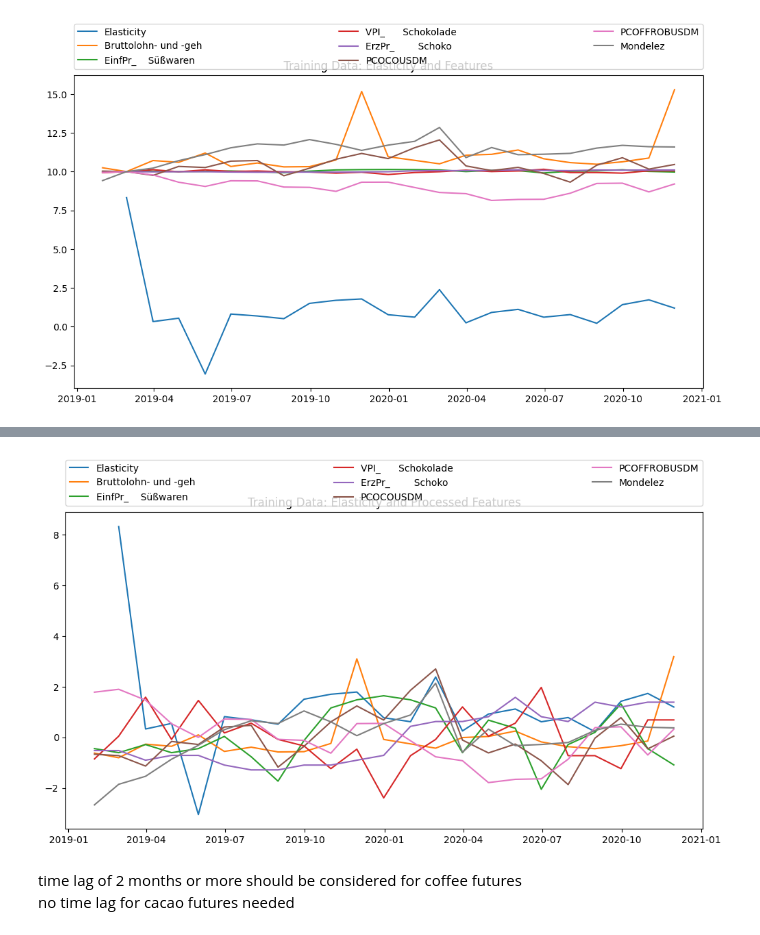
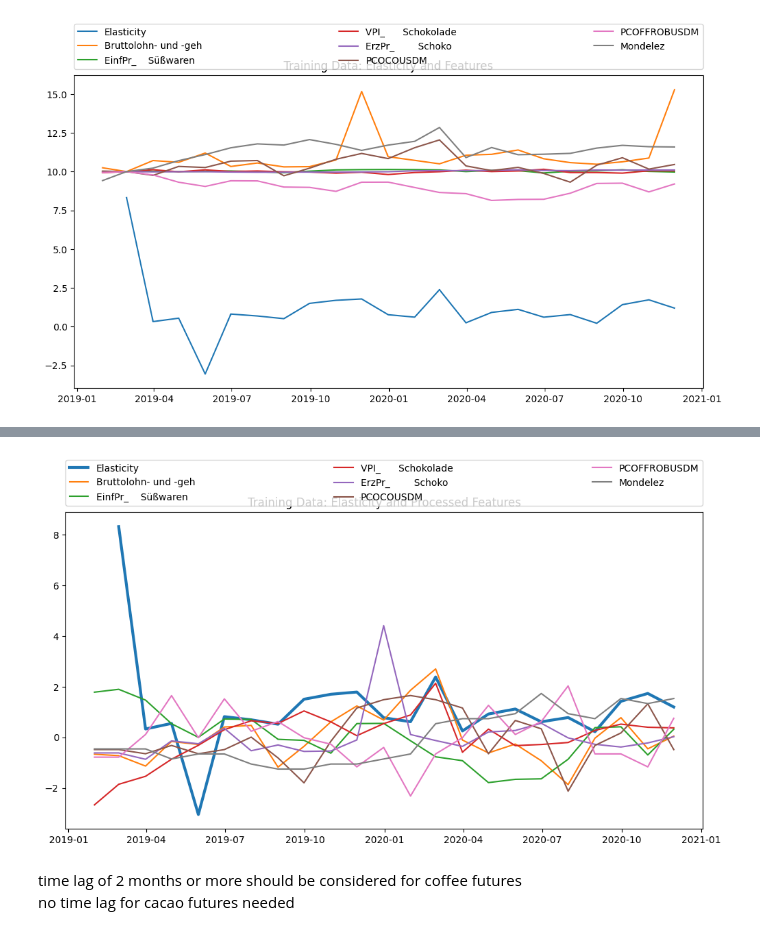
Before and after one commit to salimaabdalla/dpp_projekt_2026, a Jupyter notebook: notebooks/08_prediction_monthly_updated.ipynb, the cells around one changed output, grey strips where cells are left out. Drawn from its saved outputs; the diff is of its cells as text; code cells hidden in the pictures.

```diff
--- a/notebooks/08_prediction_monthly_updated.ipynb
+++ b/notebooks/08_prediction_monthly_updated.ipynb
@@ -157,0 +163,23 @@ Text(0.5, 1.0, 'Training Data: Elasticity and Features')
+# %%
+# defining lagged features for batch 1
+features_lagged = X_train.iloc[:, 0:4].shift(1)
+features_lagged_names = features_lagged.columns.tolist()
+features_lagged.columns = [col + '_lagged' for col in features_lagged.columns]  # renaming lagged features to distinguish them from original features
+features_lagged = features_lagged.fillna(method='bfill')  # filling NaN values in lagged features with backward fill method
+features_lagged = features_lagged.fillna(method='ffill')  # filling remaining NaN values in lagged features with forward fill method
+features_lagged
+
+# combining original features with lagged features for training and dropping original features which are now redundant due to lagged features
+X_train_combined = pd.concat([X_train, features_lagged], axis=1)
+X_train_combined.drop(columns=feature_names[0:4], inplace=True)  # dropping original features which are now redundant due to lagged features
+X_train_combined
+
+# same for test set
+features_lagged_test = X_test.iloc[:, 0:4].shift(1)
+features_lagged_test.columns = [col + '_lagged' for col in features_lagged_test.columns]  # renaming lagged features to distinguish them from original features
+# filling NaN values in lagged features with data from training set to avoid data leakage
+features_lagged_test = features_lagged_test.fillna(features_lagged.iloc[-1])  # filling NaN values in lagged features with last row of lagged features from training set
+features_lagged_test = features_lagged_test.fillna(features_lagged.iloc[0])  # filling remaining NaN values in lagged features with first row of lagged features from training set
+X_test_combined = pd.concat([X_test, features_lagged_test], axis=1)
+X_test_combined.drop(columns=feature_names[0:4], inplace=True)  # dropping original features which are now redundant due to lagged features
+X_test_combined
@@ -172,21 +207,21 @@ pipeline = Pipeline([
 ])
 
 # fitting pipeline on training data and transforming both training and test data
-X_train_processed = pipeline.fit_transform(X_train)
-X_test_processed = pipeline.transform(X_test)
+X_train_processed = pipeline.fit_transform(X_train_combined)
+X_test_processed = pipeline.transform(X_test_combined)
 # %%
 # plotting target and processed features to see how they look like after imputation and scaling
 plt.figure(figsize=(12, 6))
-plt.plot(y_train, label='Elasticity')
+plt.plot(y_train, label='Elasticity', linewidth=3)
 X_train_processed_df = pd.DataFrame(X_train_processed, columns=X_train_features, index=X_train.index)
 for feature in X_train_features:
     plt.plot(X_train_processed_df[feature], label=feature[:20])  # plotting only first 20 characters of feature name for better visibility
 plt.legend(bbox_to_anchor=(0., 1.02, 1., .102), loc='lower left',
                       ncols=3, mode="expand", borderaxespad=0.)
 plt.title('Training Data: Elasticity and Processed Features')
 plt.show()
 # %% [output]
-[figure, old version]
+[figure, new version]
 # %% [markdown]
 time lag of 2 months or more should be considered for coffee futures <br>
 no time lag for cacao futures needed
```
Also changed, not shown: parts of 4 cells of this notebook.
